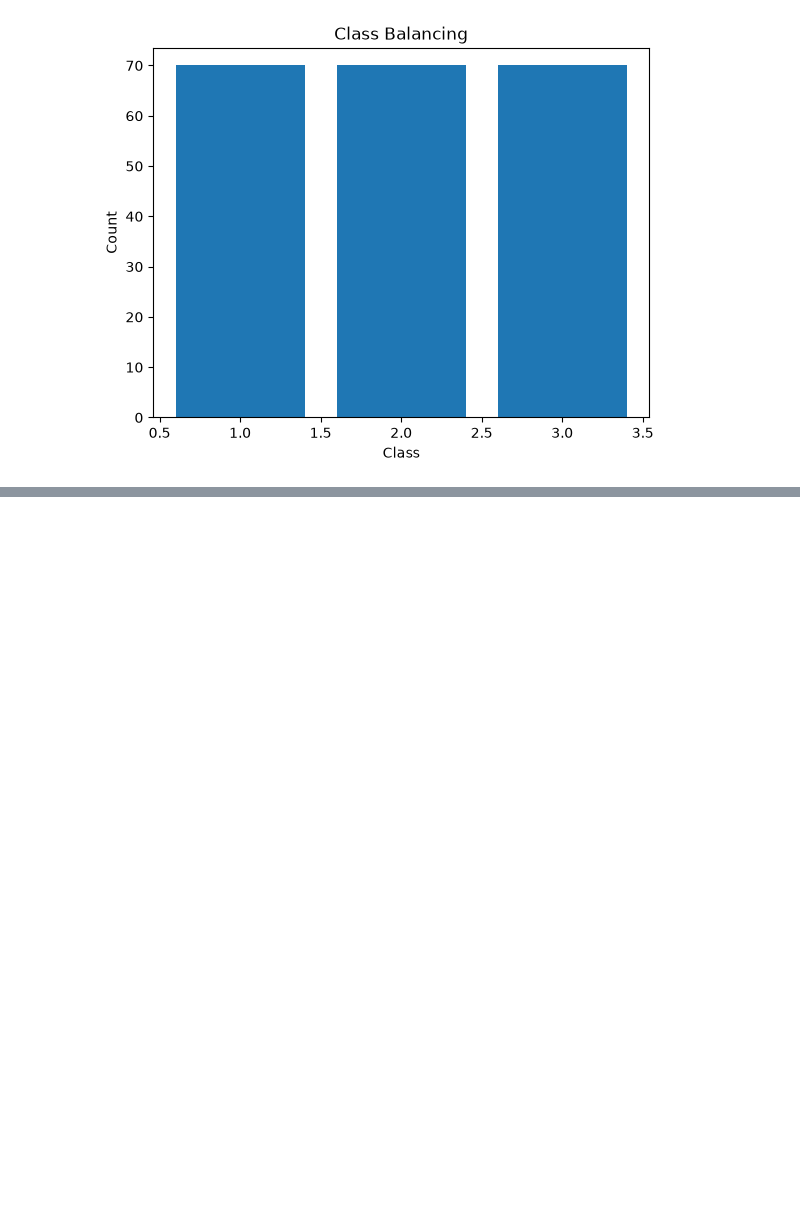
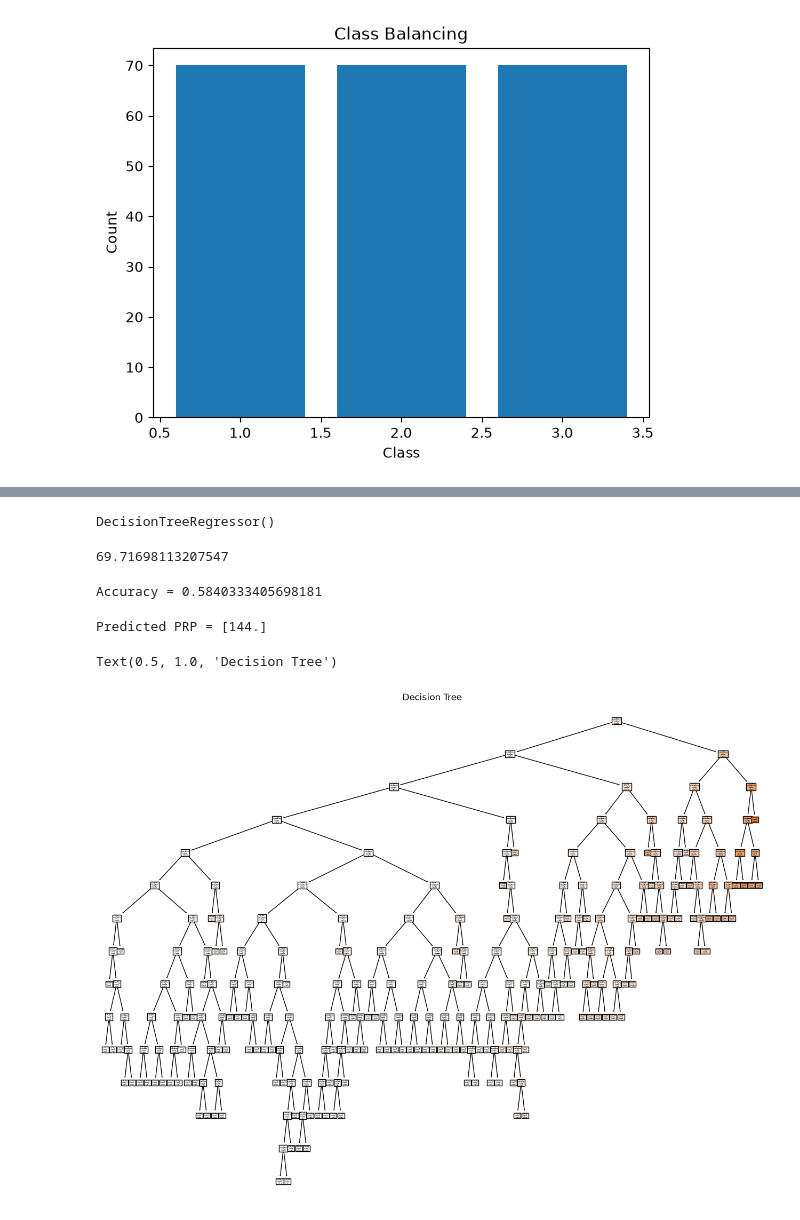
Before and after one commit to Mitu-ShivamMunde/Internship-Work, a Jupyter notebook: Assignment/Week 07/Assignment_Solution_Week07.ipynb, the cells around one changed output, grey strips where cells are left out. Drawn from its saved outputs; the diff is of its cells as text; code cells hidden in the pictures; blank space fills up the shorter version.

```diff
--- a/Assignment/Week 07/Assignment_Solution_Week07.ipynb
+++ b/Assignment/Week 07/Assignment_Solution_Week07.ipynb
@@ -136,0 +281,12 @@ y_pred = model.predict(x_test)
+# %%
+x = df[["MYCT","MMIN","MMAX","CACH","CHMIN","CHMAX"]]
+y = df["PRP"]
+# %%
+x_train, x_test, y_train, y_test = train_test_split( x, y, test_size=0.25,random_state=42)
+# %%
+from sklearn.tree import DecisionTreeRegressor
+model = DecisionTreeRegressor()
+# %%
+model.fit(x_train, y_train)
+# %% [output]
+DecisionTreeRegressor()
@@ -136,0 +297,4 @@ y_pred = model.predict(x_test)
+# %%
+ mean_absolute_error(y_test, y_pred)
+# %% [output]
+69.71698113207547
@@ -136,0 +303,24 @@ y_pred = model.predict(x_test)
+# %%
+print("Accuracy =", r2_score(y_test, y_pred))
+# %% [output]
+Accuracy = 0.5840333405698181
+# %%
+sample = [[125,256,6000,64,16,128]]
+
+result = model.predict(sample)
+
+print("Predicted PRP =", result)
+# %% [output]
+Predicted PRP = [144.]
+# %%
+plt.figure(figsize=(16,12))
+plot_tree(
+    model,
+    feature_names=x.columns,
+    filled=True
+)
+
+plt.title("Decision Tree")
+# %% [output]
+Text(0.5, 1.0, 'Decision Tree')
+[figure, added]
```
Also changed, not shown: parts of 30 cells of this notebook, 3 other files.
